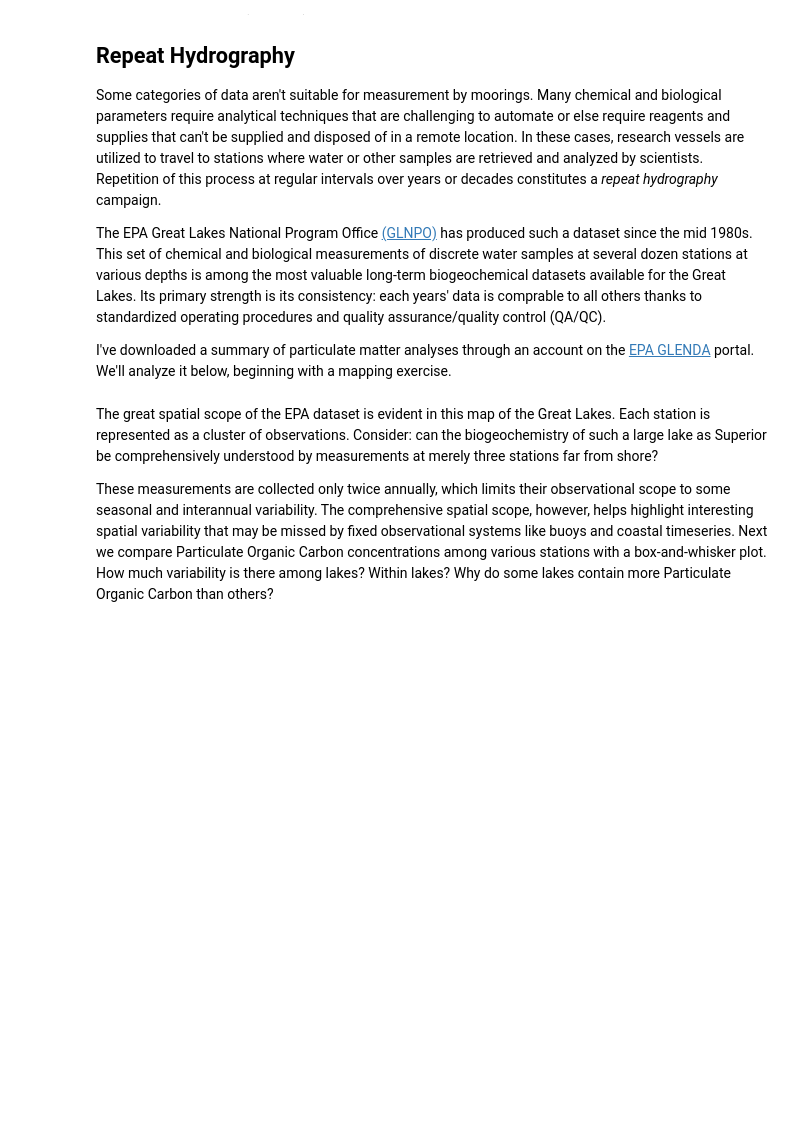
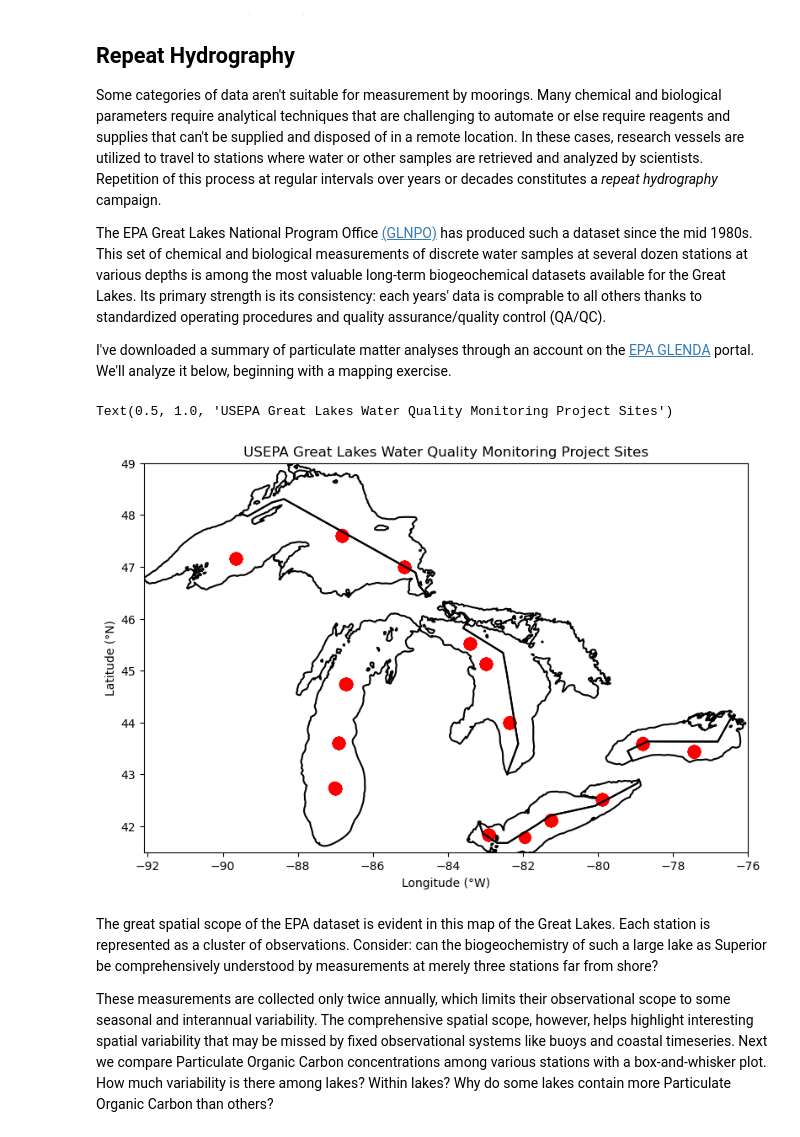
Before and after one commit to d-sandborn/DayOfWaterData2023, a Jupyter notebook: DayOfWaterData23.ipynb, the cells around one changed output. Drawn from its saved outputs; the diff is of its cells as text; code cells hidden in the pictures; blank space fills up the shorter version.

```diff
--- a/DayOfWaterData23.ipynb
+++ b/DayOfWaterData23.ipynb
@@ -227,26 +236,29 @@ I've downloaded a summary of particulate matter analyses through an account on t
 # %%
 #grab shapefiles for mapping and convert them all to the same coordinate system
 #these are available for just about any geographic object desired with a quick web search
-michigan = gp.read_file('hydro_p_LakeMichigan.shp').to_crs("EPSG:4326")
-superior = gp.read_file('hydro_p_LakeSuperior.shp').to_crs("EPSG:4326")
-erie = gp.read_file('hydro_p_LakeErie.shp').to_crs("EPSG:4326")
-ontario = gp.read_file('hydro_p_LakeOntario.shp').to_crs("EPSG:4326")
-huron = gp.read_file('hydro_p_LakeHuron.shp').to_crs("EPSG:4326")
+michigan = gp.read_file('./Mapping/hydro_p_LakeMichigan.shp').to_crs("EPSG:4326")
+superior = gp.read_file('./Mapping/hydro_p_LakeSuperior.shp').to_crs("EPSG:4326")
+erie = gp.read_file('./Mapping/hydro_p_LakeErie.shp').to_crs("EPSG:4326")
+ontario = gp.read_file('./Mapping/hydro_p_LakeOntario.shp').to_crs("EPSG:4326")
+huron = gp.read_file('./Mapping/hydro_p_LakeHuron.shp').to_crs("EPSG:4326")
 
 df = pd.read_csv("GLWQMP_DoD.csv", parse_dates=['SAMPLING_DATE']) #grab the Great Lakes Water Quality Monitoring Project .csv datafile
 
 fig, ax = plt.subplots(figsize=(10, 6)) #initialize matplotlib file
 superior.boundary.plot(ax=ax, color='k') #plot the shape of each lake
 michigan.boundary.plot(ax=ax, color='k')
 huron.boundary.plot(ax=ax, color='k')
 erie.boundary.plot(ax=ax, color='k')
 ontario.boundary.plot(ax=ax, color='k')
 ax.scatter(df.LONGITUDE, df.LATITUDE, c='r', s=100) #plot each sample on the map
 ax.set_ylabel('Latitude (°N)')
 ax.set_xlabel('Longitude (°W)')
 ax.set_ylim([41.5, 49])
 ax.set_xlim([-92.1, -76])
 ax.set_title('USEPA Great Lakes Water Quality Monitoring Project Sites')
+# %% [output]
+Text(0.5, 1.0, 'USEPA Great Lakes Water Quality Monitoring Project Sites')
+[figure, added]
 # %% [markdown]
 The great spatial scope of the EPA dataset is evident in this map of the Great Lakes.  Each station is represented as a cluster of observations.  Consider: can the biogeochemistry of such a large lake as Superior be comprehensively understood by measurements at merely three stations far from shore?
 
```
Also changed, not shown: parts of 11 cells of this notebook, 32 other files.
